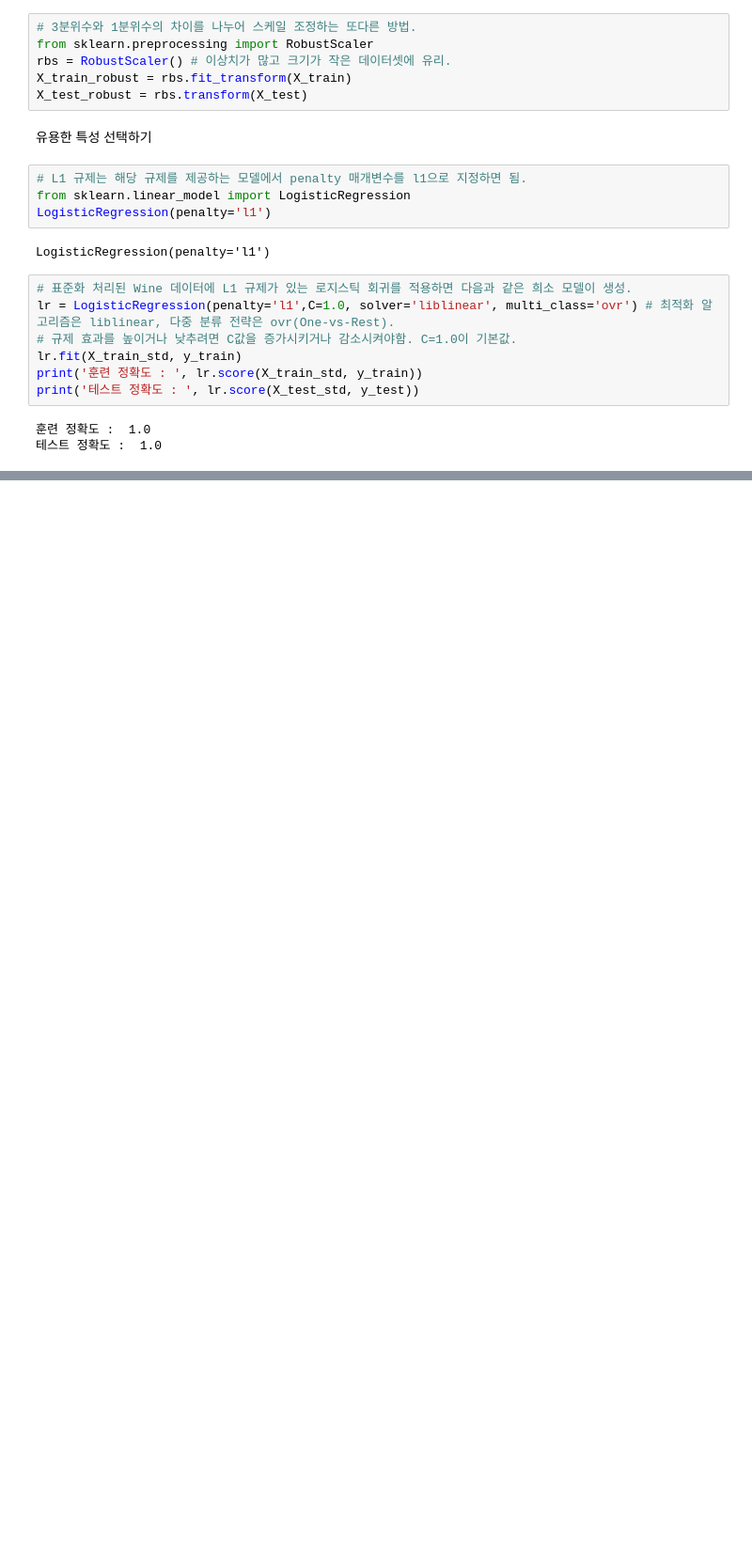
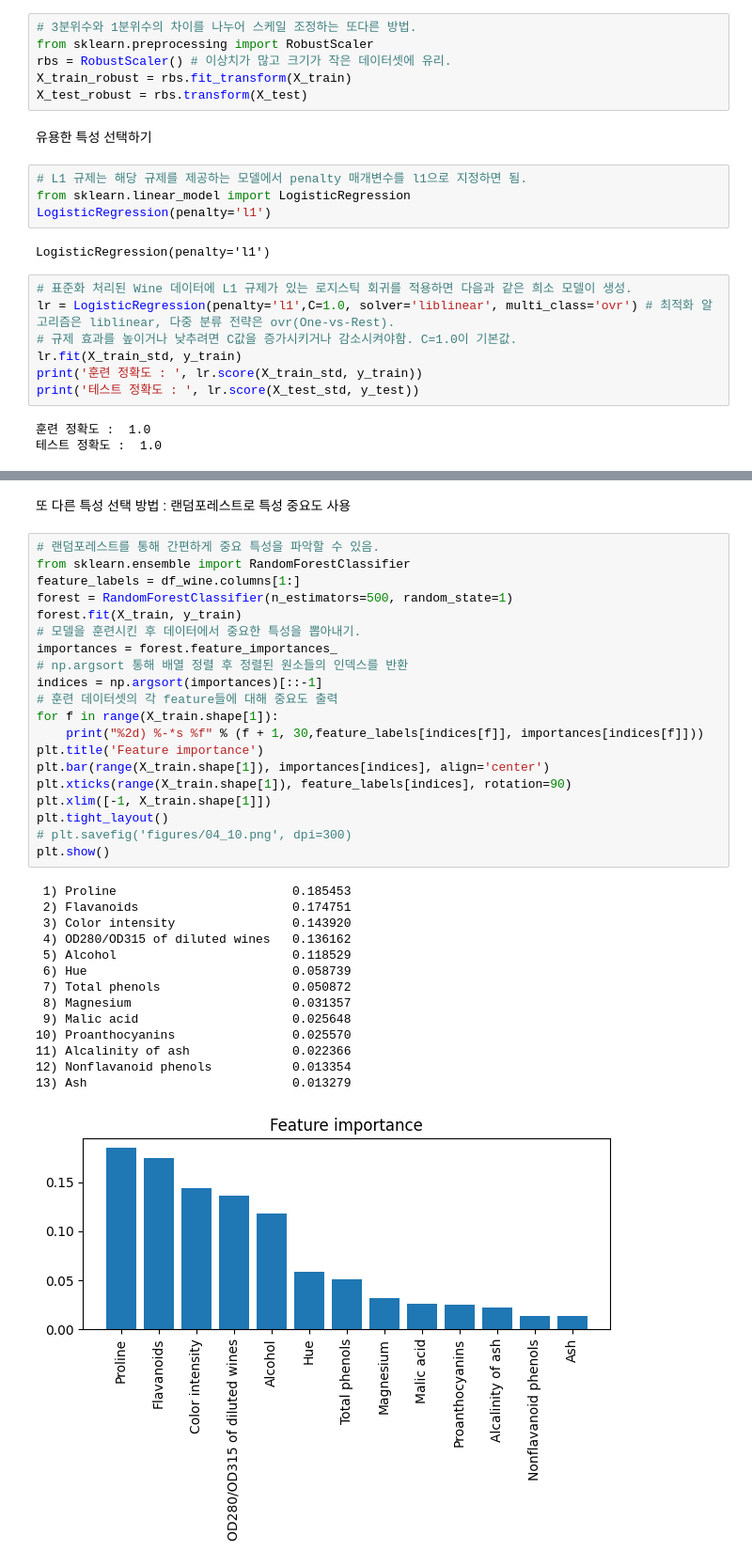
Before and after one commit to caxios/MachineLearningPythonPlayground, a Jupyter notebook: 머신러닝_교과서_파이토치.ipynb, the cells around one changed output, grey strips where cells are left out. Shown: that part at 94% size. Cells and saved outputs as stored; diff of their text form; blank space fills up the shorter version.

```diff
--- a/머신러닝_교과서_파이토치.ipynb
+++ b/머신러닝_교과서_파이토치.ipynb
@@ -979,0 +1024,37 @@ array([[ 1.24549296,  0.18059917,  0.74207466, -1.1596465 ,  0.        ,
+# %% [markdown]
+또 다른 특성 선택 방법 : 랜덤포레스트로 특성 중요도 사용
+# %%
+# 랜덤포레스트를 통해 간편하게 중요 특성을 파악할 수 있음.
+from sklearn.ensemble import RandomForestClassifier
+feature_labels = df_wine.columns[1:]
+forest = RandomForestClassifier(n_estimators=500, random_state=1)
+forest.fit(X_train, y_train)
+# 모델을 훈련시킨 후 데이터에서 중요한 특성을 뽑아내기.
+importances = forest.feature_importances_
+# np.argsort 통해 배열 정렬 후 정렬된 원소들의 인덱스를 반환
+indices = np.argsort(importances)[::-1]
+# 훈련 데이터셋의 각 feature들에 대해 중요도 출력
+for f in range(X_train.shape[1]):
+    print("%2d) %-*s %f" % (f + 1, 30,feature_labels[indices[f]], importances[indices[f]]))
+plt.title('Feature importance')
+plt.bar(range(X_train.shape[1]), importances[indices], align='center')
+plt.xticks(range(X_train.shape[1]), feature_labels[indices], rotation=90)
+plt.xlim([-1, X_train.shape[1]])
+plt.tight_layout()
+# plt.savefig('figures/04_10.png', dpi=300)
+plt.show()
+# %% [output]
+ 1) Proline                        0.185453
+ 2) Flavanoids                     0.174751
+ 3) Color intensity                0.143920
+ 4) OD280/OD315 of diluted wines   0.136162
+ 5) Alcohol                        0.118529
+ 6) Hue                            0.058739
+ 7) Total phenols                  0.050872
+ 8) Magnesium                      0.031357
+ 9) Malic acid                     0.025648
+10) Proanthocyanins                0.025570
+11) Alcalinity of ash              0.022366
+12) Nonflavanoid phenols           0.013354
+13) Ash                            0.013279
+[figure, added]
```
Also changed, not shown: parts of 12 cells of this notebook.
